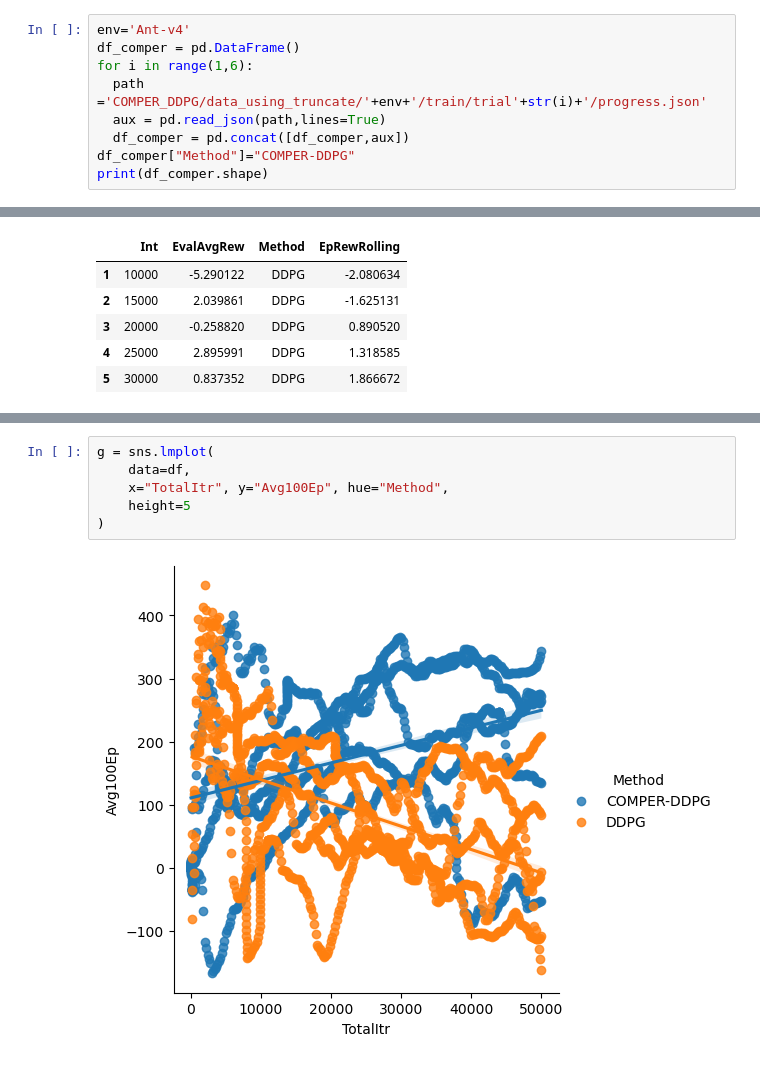
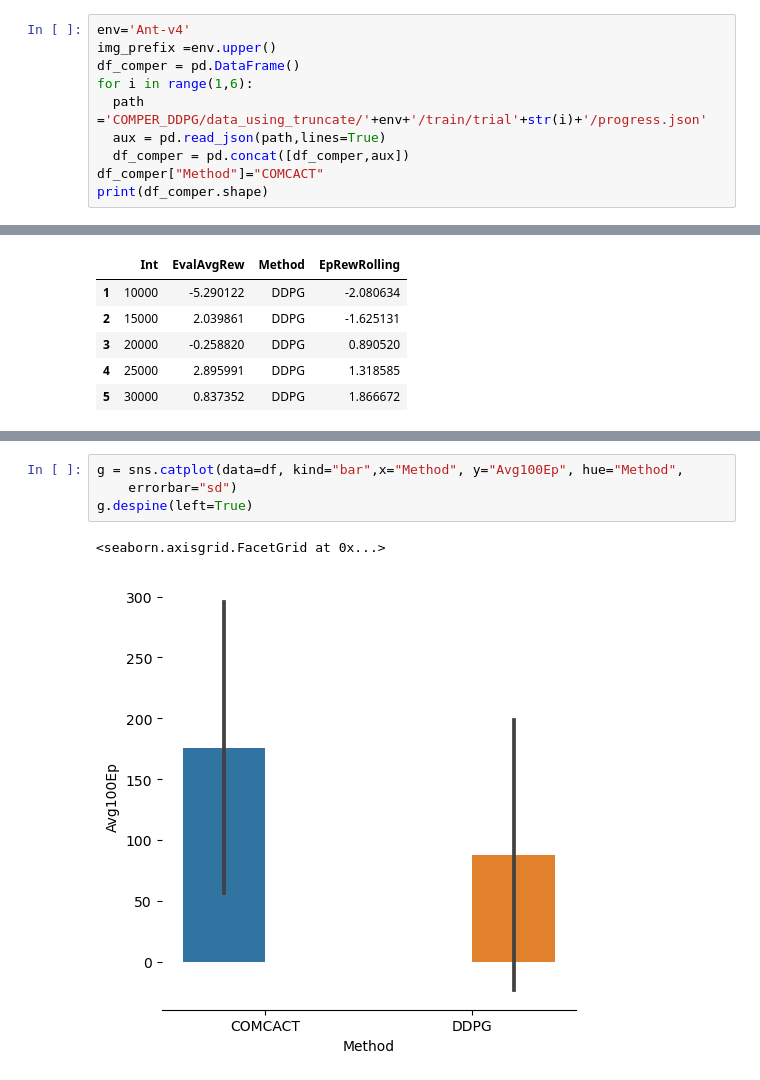
Before and after one commit to DanielEugenioNeves/COMPER-GYM-RESULTS, a Jupyter notebook: Ant-v4-Truncate.ipynb, the cells around one changed output, grey strips where cells are left out. Cells and saved outputs as stored; diff of their text form.

Commit message:
Adjusts in graphs

```diff
--- a/Ant-v4-Truncate.ipynb
+++ b/Ant-v4-Truncate.ipynb
@@ -11,12 +11,13 @@ import numpy as np
 ## RESULTS USING THE SIGNAL OF TRUNCATE
 # %%
 env='Ant-v4'
+img_prefix =env.upper()
 df_comper = pd.DataFrame()
 for i in range(1,6):
   path ='COMPER_DDPG/data_using_truncate/'+env+'/train/trial'+str(i)+'/progress.json'
   aux = pd.read_json(path,lines=True)
   df_comper = pd.concat([df_comper,aux])
-df_comper["Method"]="COMPER-DDPG"
+df_comper["Method"]="COMCACT"
 print(df_comper.shape)
 # %% [output]
 (1390, 17)
@@ -226,8 +243,7 @@ g.despine(left=True)
 # %%
-g = sns.lmplot(
-    data=df,
-    x="TotalItr", y="Avg100Ep", hue="Method",
-    height=5
-)
+g = sns.catplot(data=df, kind="bar",x="Method", y="Avg100Ep", hue="Method",
+    errorbar="sd")
+g.despine(left=True)
 # %% [output]
+<seaborn.axisgrid.FacetGrid at 0x...>
-[figure, old version]
+[figure, new version]
```
Also changed, not shown: parts of 16 cells of this notebook, 55 other files.
